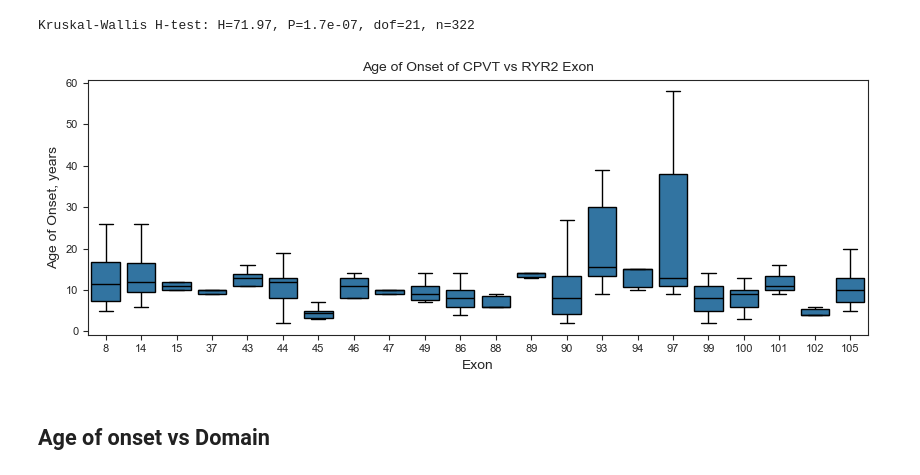
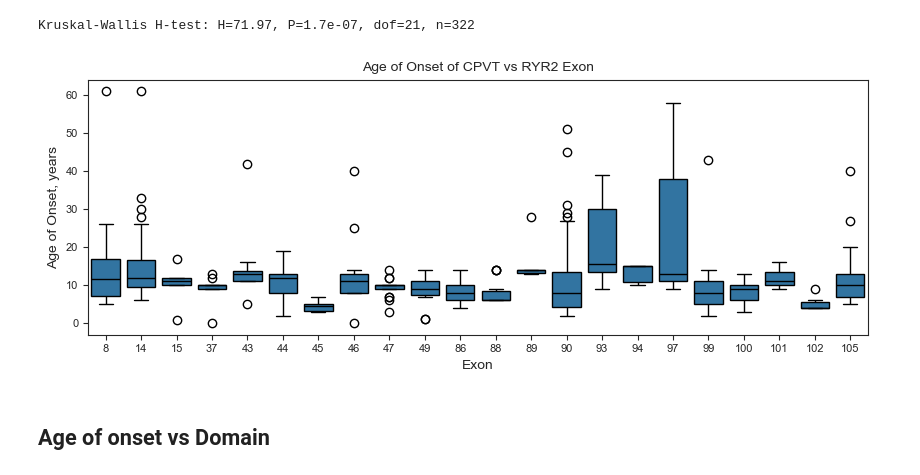
Before and after one commit to alexdaiii/cpvt_database_analysis, a Jupyter notebook: analysis/06_age_of_onsets.ipynb, the cells around one changed output. Cells and saved outputs as stored; diff of their text form; code cells hidden in the pictures.

```diff
--- a/analysis/06_age_of_onsets.ipynb
+++ b/analysis/06_age_of_onsets.ipynb
@@ -208,32 +208,32 @@ Kruskal-Wallis H-test: H=71.97, P=1.7e-07, dof=21, n=322
 # %%
 FIG_2_SIZE = (8.5, 3.4)
 
 plt.figure(figsize=FIG_2_SIZE)
 
 ax = sns.boxplot(
     data=filtered_exon,
     y=AGE_OF_ONSET_COL,
     x="exon_start",
     linewidth=1,
     width=0.8,
     # palette="Set1",
     # hue="exon",
     linecolor="black",
     # color=sns.color_palette("husl", 9)[6],
-    showfliers=False,
+    # showfliers=False,
 )
 
 set_figure_size(
     "Exon",
     "Age of Onset, years",
     "Age of Onset of CPVT vs RYR2 Exon",
 )
 
 save_current_plot("age_of_onset_vs_exon")
 
 plt.show()
 # %% [output]
-[figure, old version]
+[figure, new version]
 # %% [markdown]
 ## Age of onset vs Domain
 # %%
```
Also changed, not shown: parts of 8 cells of this notebook, 8 other files.
